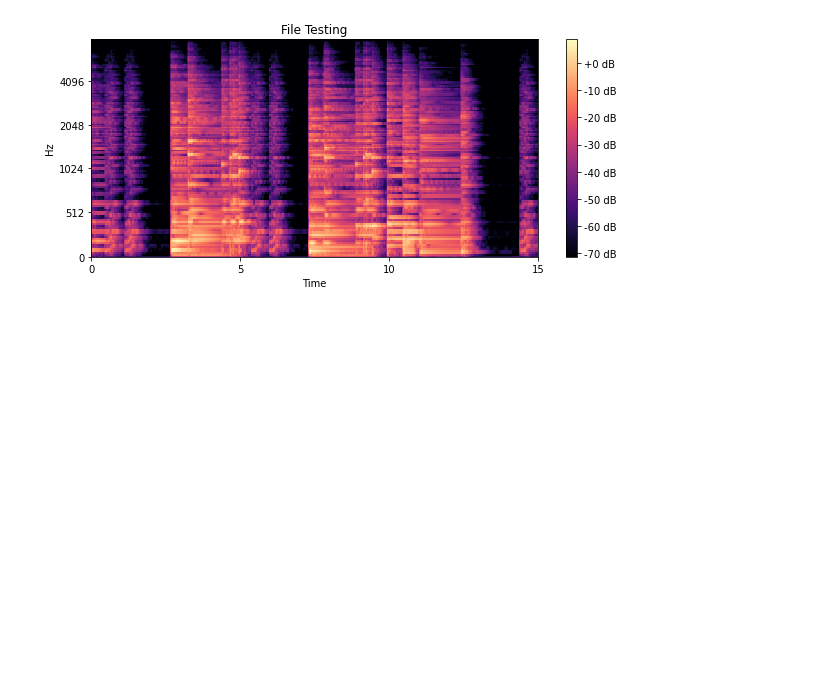
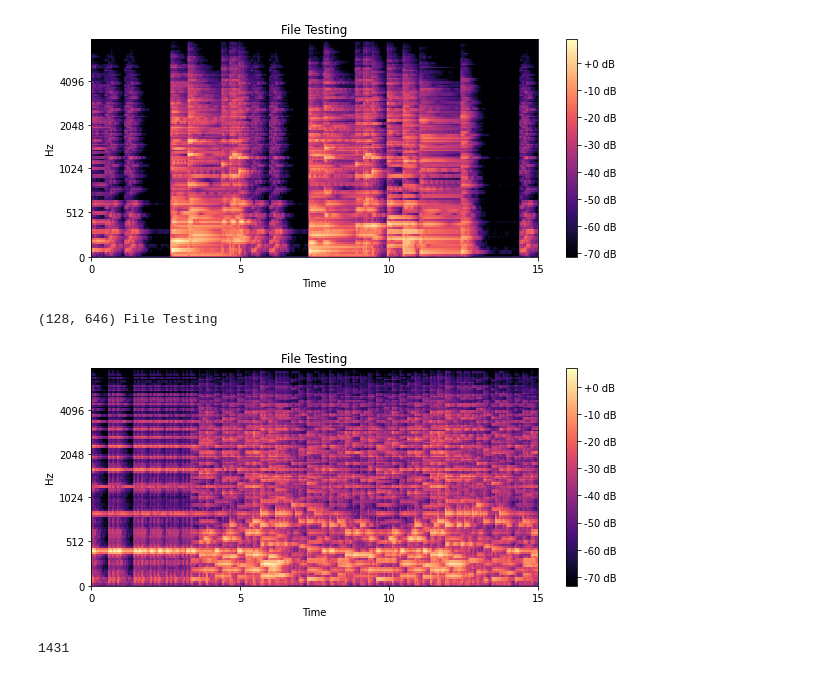
Before and after one commit to CSCCNY/final-project-recomposeclassics, a Jupyter notebook: Bethold_Music_file_Preprocessing.ipynb, the cells around one changed output. Saved outputs shown, nothing was run; the diff lists cells and outputs as text; code cells hidden in the pictures; blank space fills up the shorter version.

```diff
--- a/Bethold_Music_file_Preprocessing.ipynb
+++ b/Bethold_Music_file_Preprocessing.ipynb
@@ -56,7 +58,7 @@ import librosa
 import matplotlib.pyplot as plt
 import librosa.display
 
-y, sr = librosa.load('/content/0_chp_op31.wav')
+y, sr = librosa.load('/content/gdrive/MyDrive/music project/chopin_segmented_wavs_copy/0_chp_op18.wav')
 import numpy as np
 spect = librosa.feature.melspectrogram(y=y, sr=sr,n_fft=2048, hop_length=512)
 spect = librosa.power_to_db(spect, ref=1.0)
@@ -71,5 +73,24 @@ plt.show()
 # %% [output]
 (128, 646) File Testing
 [figure]
+# %%
+import matplotlib.pyplot as plt
+import librosa.display
+
+y, sr = librosa.load('/content/gdrive/MyDrive/music project/chopin_segmented_wavs_copy/0_chp_op18.wav')
+import numpy as np
+spect = librosa.feature.melspectrogram(y=y, sr=sr,n_fft=2048, hop_length=512)
+spect = librosa.power_to_db(spect, ref=1.0)
+
+genre_name = 'File Testing'
+print(spect.shape, genre_name)
+plt.figure(figsize=(10, 4))
+librosa.display.specshow(spect, y_axis='mel', fmax=8000, x_axis='time')
+plt.colorbar(format='%+2.0f dB')
+plt.title(str(genre_name))
+plt.show()
+# %% [output]
+(128, 646) File Testing
+[figure, added]
 # %%
 !cp /mydrive/music\ project/chopin_segmented_wavs_copy/*.wav ./train/
@@ -75,0 +118,21 @@ plt.show()
+# %%
+#Getting min duration of songs
+import os
+import numpy as np
+
+data_path='/content/train/'
+categories=os.listdir(data_path)
+new_data=[]
+
+for sample in categories:
+  m_file = os.path.join(data_path, sample)
+  #duration.append(librosa.get_duration(filename=m_file))
+  time = librosa.get_duration(filename=m_file)
+  if time == 15.0:
+    new_data.append(m_file)
+  else:
+    continue
+
+len(new_data)
+# %% [output]
+1431
```
Also changed, not shown: parts of 7 cells of this notebook.
